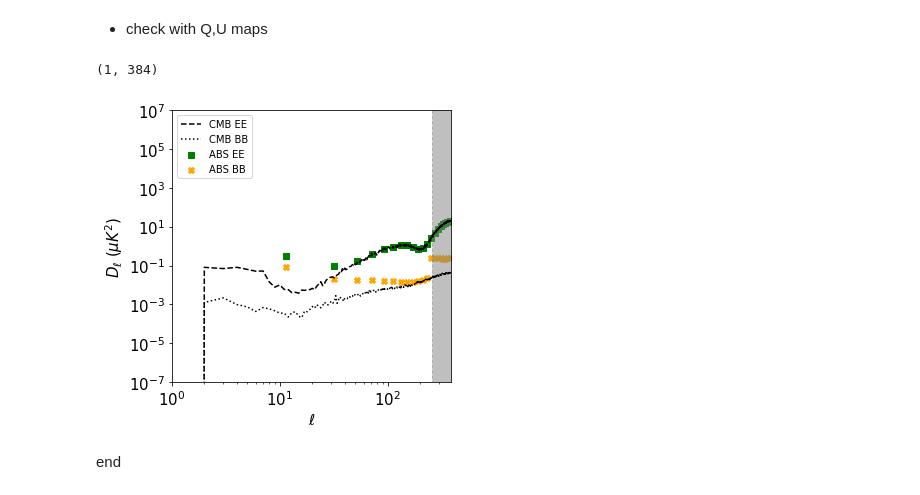
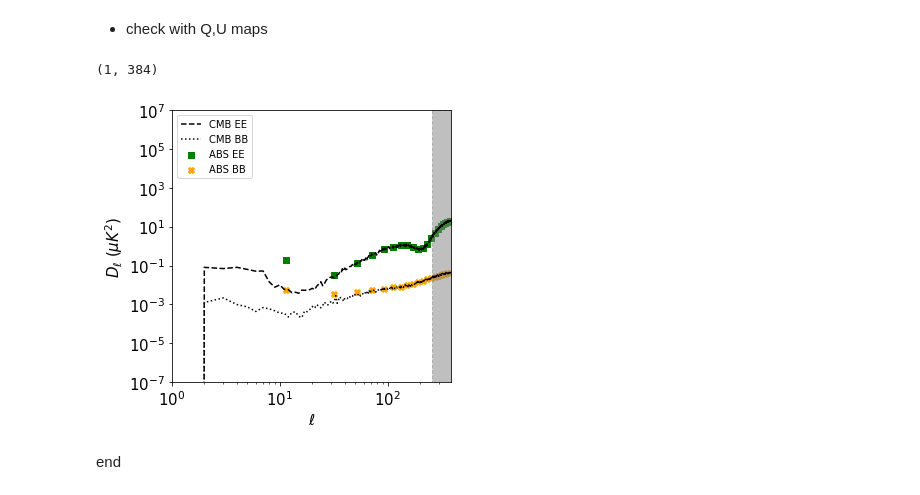
Before and after one commit to gioacchinowang/afra, a Jupyter notebook: tutorials/tutorial01.ipynb, the cells around one changed output. Drawn from its saved outputs; the diff is of its cells as text; code cells hidden in the pictures.

```diff
--- a/tutorials/tutorial01.ipynb
+++ b/tutorials/tutorial01.ipynb
@@ -352,35 +348,35 @@ fullmap[2,:2] = map150[1:3]
 fullmap[3,:2] = map353[1:3]
 
 pipeline = ap.abspipe(fullmap,nfreq=4,nmap=2,nside=NSIDE)
-rslt_eb = pipeline(psbin=4,absbin=20,shift=10.,threshold=1.)
+rslt_eb = pipeline(psbin=4,absbin=20,shift=10.,threshold=0.)
 
 fig,ax = matplotlib.pyplot.subplots(figsize=(5,5))
 
 ax.scatter(rslt_eb[0],rslt_eb[1],
            color='green',marker='s',label=r'ABS EE')
 ax.scatter(rslt_eb[0],rslt_eb[2],
            color='orange',marker='X',label=r'ABS BB')
 
 cmb_cl = hp.anafast(mapcmb)
 ell = np.arange(cmb_cl.shape[1])
 ax.plot((0.5/np.pi)*ell*(ell+1)*cmb_cl[1],
         color='black',linestyle='--',label=r'CMB EE')
 ax.plot((0.5/np.pi)*ell*(ell+1)*cmb_cl[2],
         color='black',linestyle=':',label=r'CMB BB')
 
 ax.fill_between((2*NSIDE,3*NSIDE),(1e-7,1e-7),(1e7,1e7),
                 color='gray',linestyle='--',alpha=0.5)
 
 ax.set_yscale('log')
 ax.set_xscale('log')
 ax.legend(loc=2)
 ax.set_xlabel(r'$\ell$',fontsize=15)
 ax.set_ylabel(r'$D_\ell$ ($\mu K^2$)',fontsize=15)
 ax.tick_params(axis='both', labelsize=15)
 ax.set_ylim((1.e-7,1.e7))
 ax.set_xlim((1,3*NSIDE))
 # %% [output]
 (1, 384)
-[figure, old version]
+[figure, new version]
 # %% [markdown]
 end
```
Also changed, not shown: parts of 6 cells of this notebook, 4 other files.
